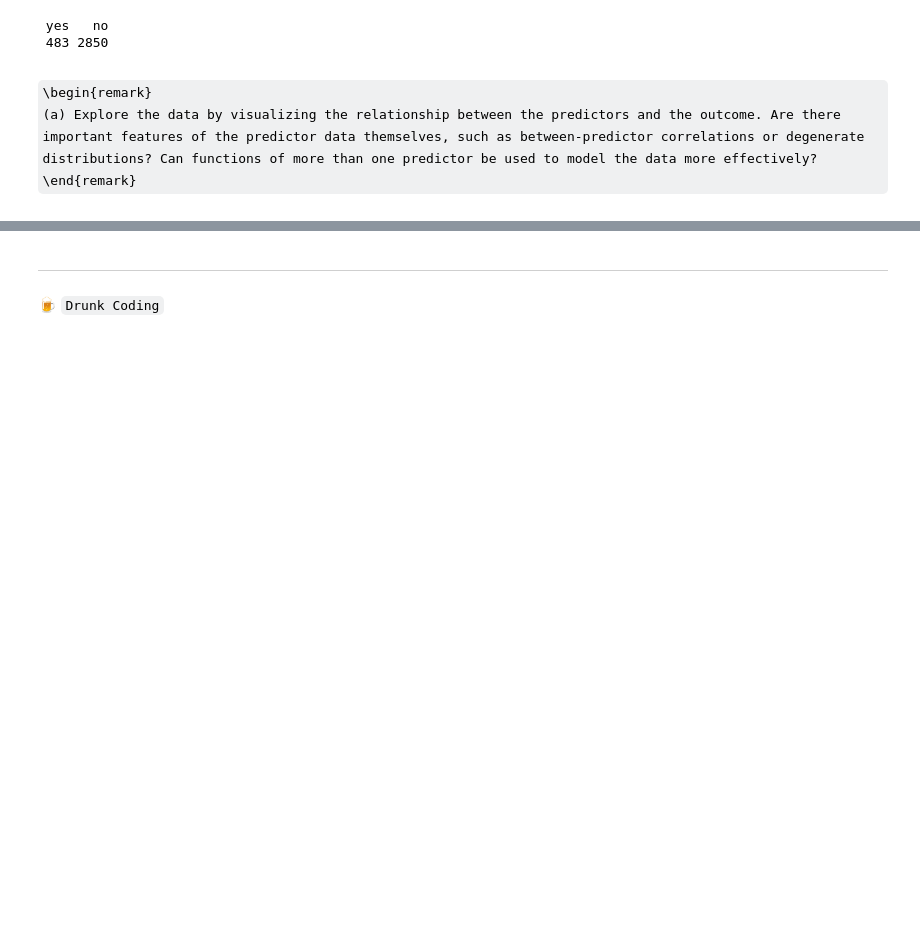
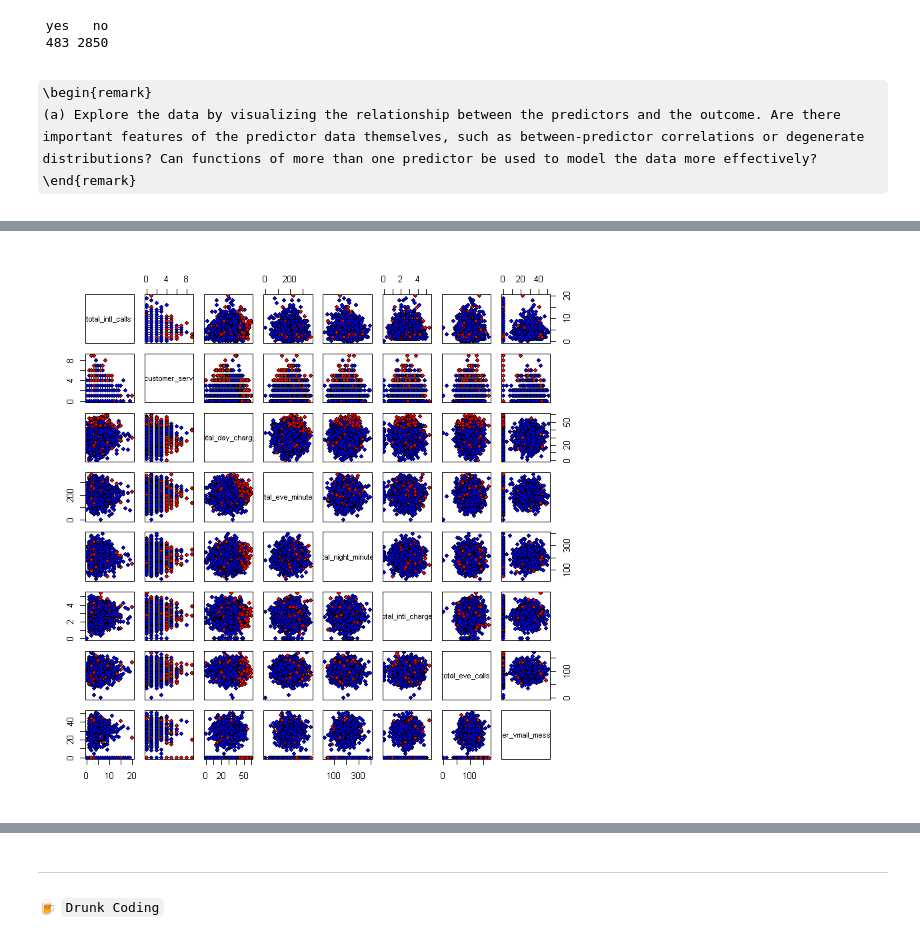
Before and after one commit to Randallzoeng/BookClub, a Jupyter notebook: AppliedPredictiveModeling/Chap. 12 Exercises.ipynb, the cells around one changed output, grey strips where cells are left out. Cells and saved outputs as stored; diff of their text form; code cells hidden in the pictures; some formulas as TeX source; blank space fills up the shorter version.

```diff
--- a/AppliedPredictiveModeling/Chap. 12 Exercises.ipynb
+++ b/AppliedPredictiveModeling/Chap. 12 Exercises.ipynb
@@ -850,21 +850,3 @@ table(churnTrain$churn)
 \begin{remark}
 (a) Explore the data by visualizing the relationship between the predictors and the outcome. Are there important features of the predictor data themselves, such as between-predictor correlations or degenerate distributions? Can functions of more than one predictor be used to model the data more effectively?
 \end{remark}
-# %%
-library(maps)
-library(mapproj)
-data(state)
-states_ref <- data.frame(state=state.abb,name=state.name)
-# head(states_ref)
-
-library(plyr)
-churnTrain$churn_lgt <- ifelse(churnTrain$churn=="yes",1,0)
-plt_data <- ddply(
-                  churnTrain,
-                  .(state),
-                  summarize,
-                  churn=sum(churn_lgt))
-# head(plt_data)
-
-plt_data <- merge(plt_data, states_ref, by = c("state"), all.x = T)
-head(plt_data)
@@ -884,0 +893,5 @@ percent_map(plt_data$churn, "blue", "% Churn")
+# %%
+random_col <- sample(x = c(2,6:19),size=8)
+pairs(churnTrain[,random_col], pch = 21,bg = c("red", "blue")[unclass(churnTrain$churn)])
+# %% [output]
+[figure, added]
```
Also changed, not shown: parts of 33 cells of this notebook.
